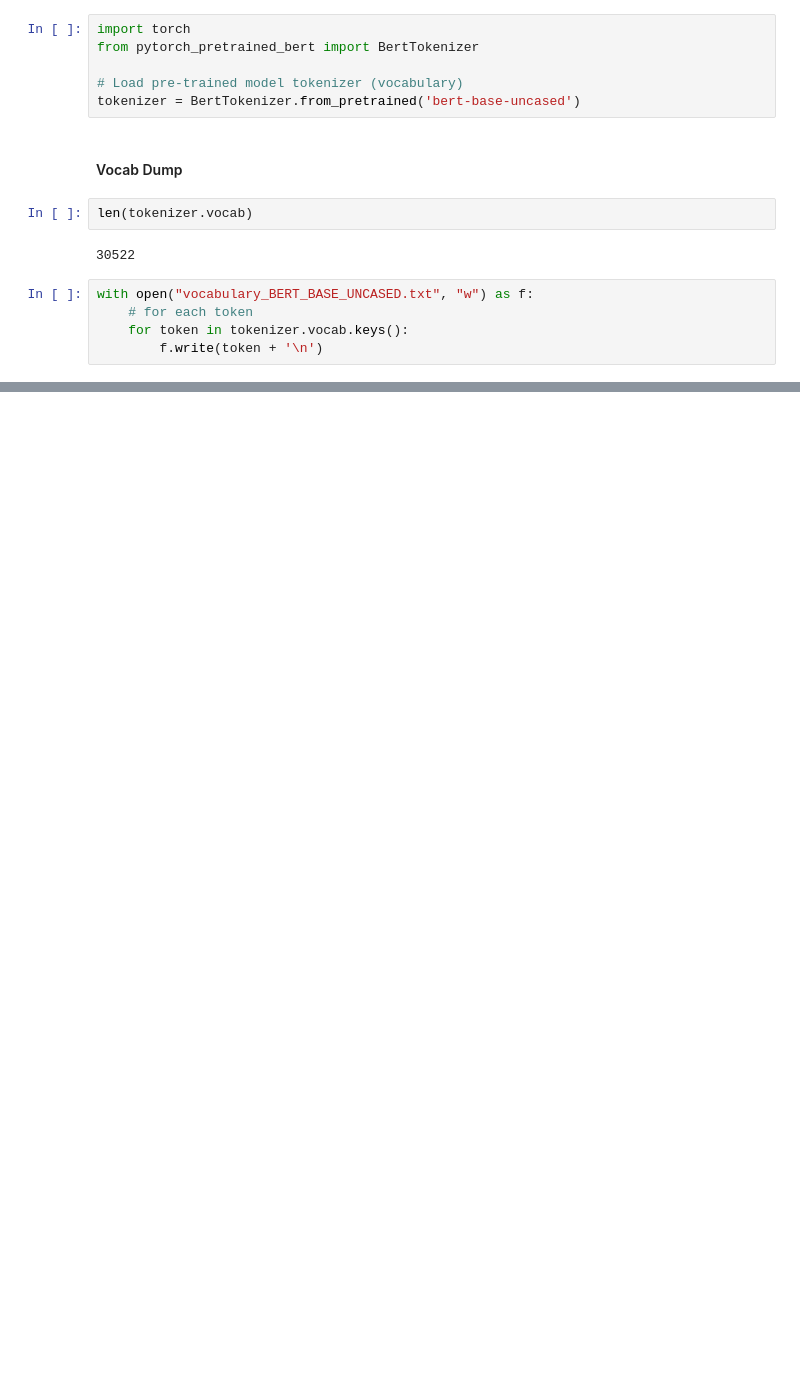
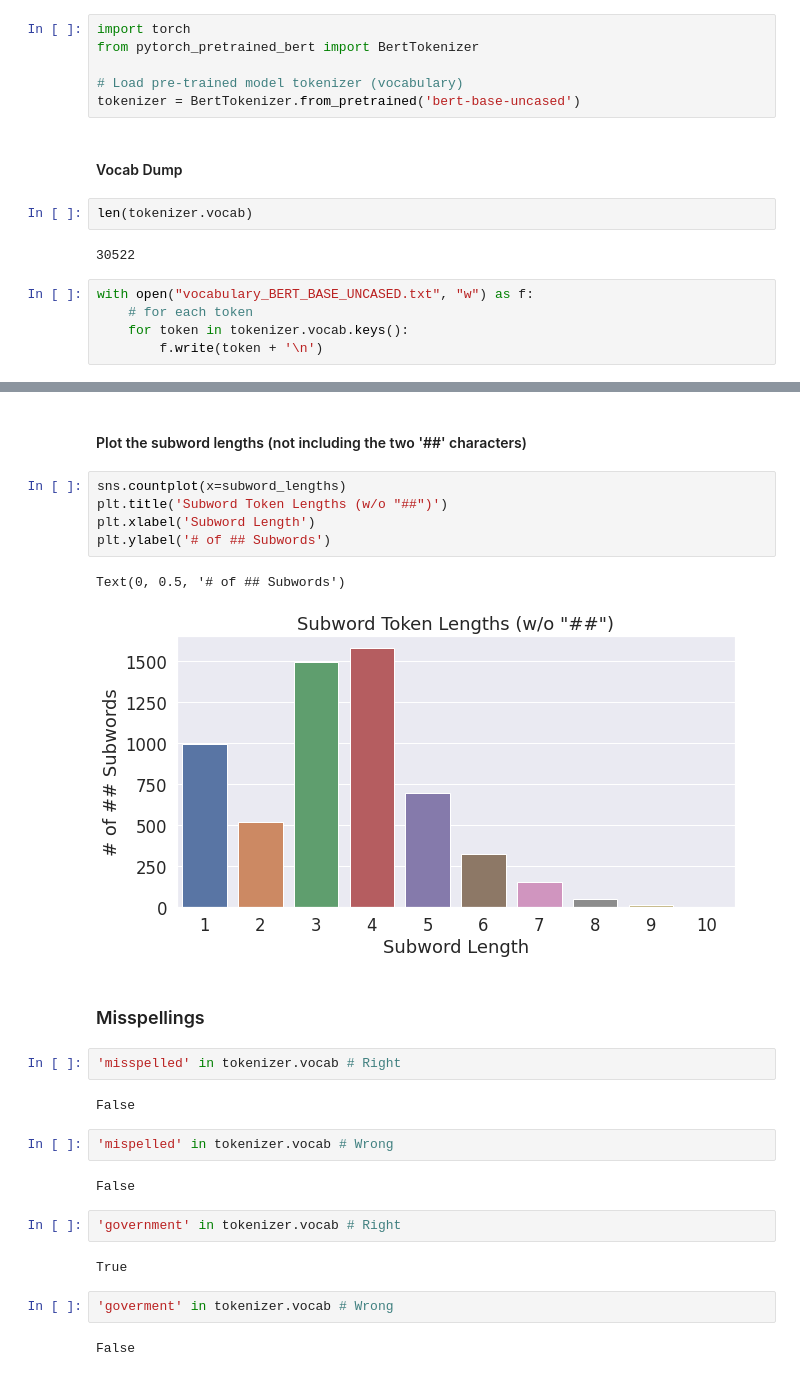
Before and after one commit to ShaunakSen/Natural-Language-Processing, a Jupyter notebook: BERT_Research_Series.ipynb, the cells around one changed output, grey strips where cells are left out. Drawn from its saved outputs; the diff is of its cells as text; blank space fills up the shorter version.

```diff
--- a/BERT_Research_Series.ipynb
+++ b/BERT_Research_Series.ipynb
@@ -95,0 +271,28 @@ with open("vocabulary_BERT_BASE_UNCASED.txt", "w") as f:
+# %% [markdown]
+#### Plot the subword lengths (not including the two '##' characters)
+# %%
+sns.countplot(x=subword_lengths)
+plt.title('Subword Token Lengths (w/o "##")')
+plt.xlabel('Subword Length')
+plt.ylabel('# of ## Subwords')
+# %% [output]
+Text(0, 0.5, '# of ## Subwords')
+[figure, added]
+# %% [markdown]
+### Misspellings
+# %%
+'misspelled' in tokenizer.vocab # Right
+# %% [output]
+False
+# %%
+'mispelled' in tokenizer.vocab # Wrong
+# %% [output]
+False
+# %%
+'government' in tokenizer.vocab # Right
+# %% [output]
+True
+# %%
+'goverment' in tokenizer.vocab # Wrong
+# %% [output]
+False
```
Also changed, not shown: parts of 24 cells of this notebook.
